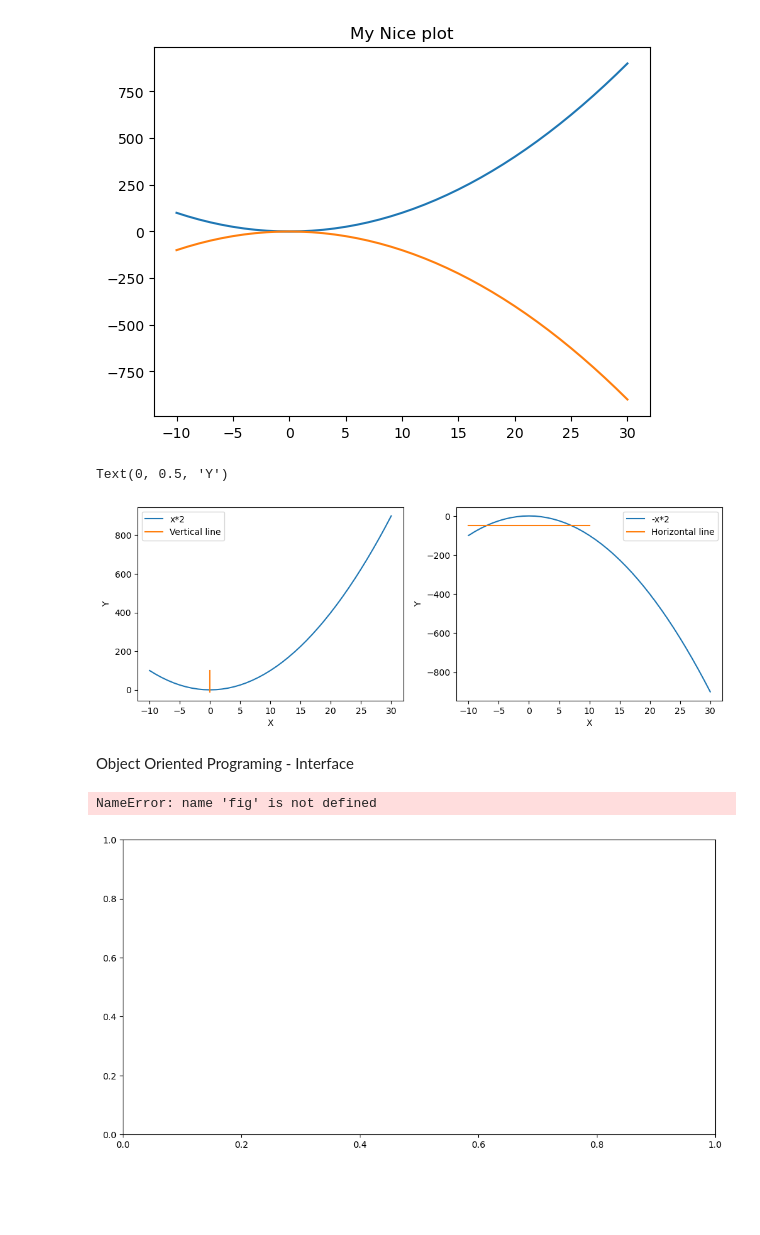
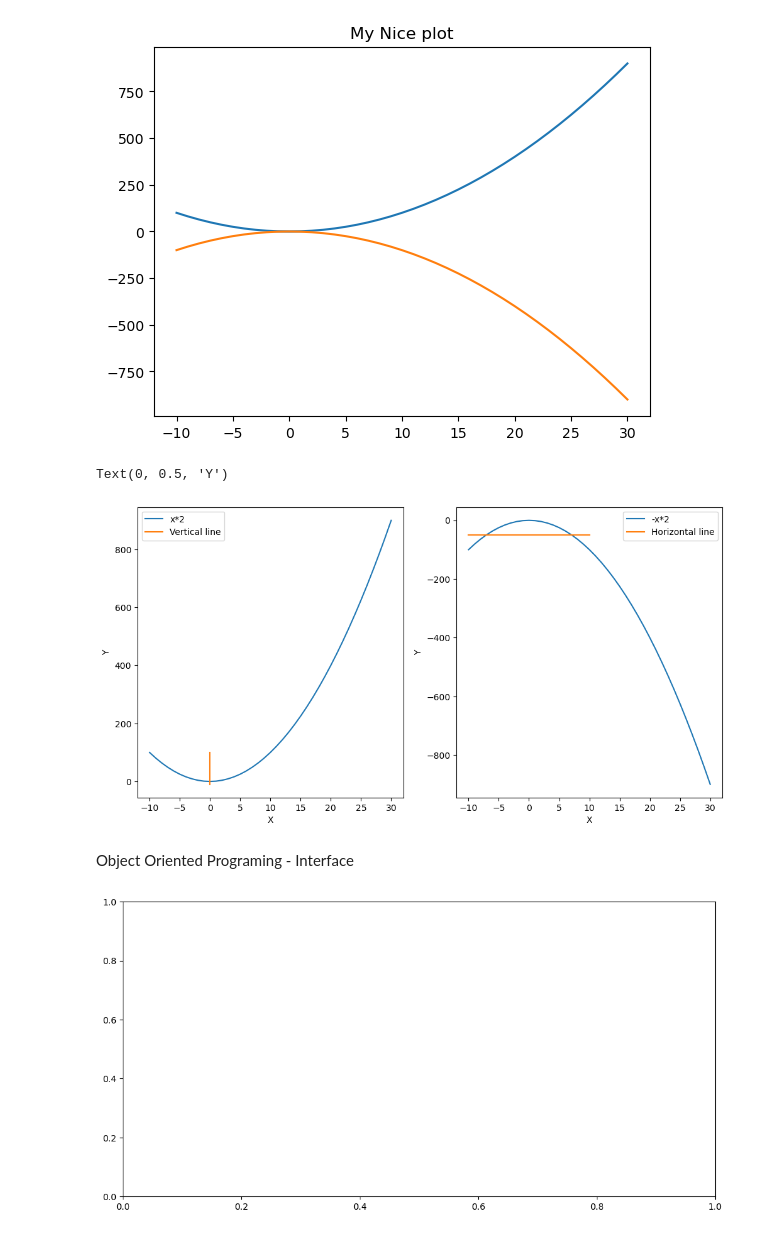
Before and after one commit to dragangolic/Data-Analytics, a Jupyter notebook: Data Cleaning.ipynb, the cells around one changed output. Drawn from its saved outputs; the diff is of its cells as text; code cells hidden in the pictures; blank space fills up the shorter version.

```diff
--- a/Data Cleaning.ipynb
+++ b/Data Cleaning.ipynb
@@ -749,31 +749,31 @@ plt.plot(x, -1 * (x**2))
 [<matplotlib.lines.Line2D at 0x...>]
 [figure]
 # %%
-plt.figure(figsize=(12, 4))
+plt.figure(figsize=(12, 6))
 plt.title('My Nice Plot')
 
 plt.subplot(1, 2, 1) # rows, columns panel selected
 plt.plot(x, x ** 2)
 plt.plot([0, 0, 0], [-10, 0, 100])
 plt.legend(['x*2', 'Vertical line'])
 plt.xlabel('X')
 plt.ylabel('Y')
 
 plt.subplot(1, 2, 2)
 plt.plot(x, -1 *(x**2))
 plt.plot([-10, 0, 10], [-50, -50, -50])
 plt.legend(['-x*2', 'Horizontal line'])
 
 plt.xlabel('X')
 plt.ylabel('Y')
 # %% [output]
 Text(0, 0.5, 'Y')
-[figure, old version]
+[figure, new version]
 # %% [markdown]
 Object Oriented Programing - Interface
 # %%
-fig.axes = plt.subplots(figsize=(12, 6))
+# Creating the figure and the axes
+fig, axes = plt.subplots(figsize=(12, 6))
 # %% [output]
-NameError: name 'fig' is not defined
 [figure]
 # %%
```
Also changed, not shown: parts of 30 cells of this notebook.
